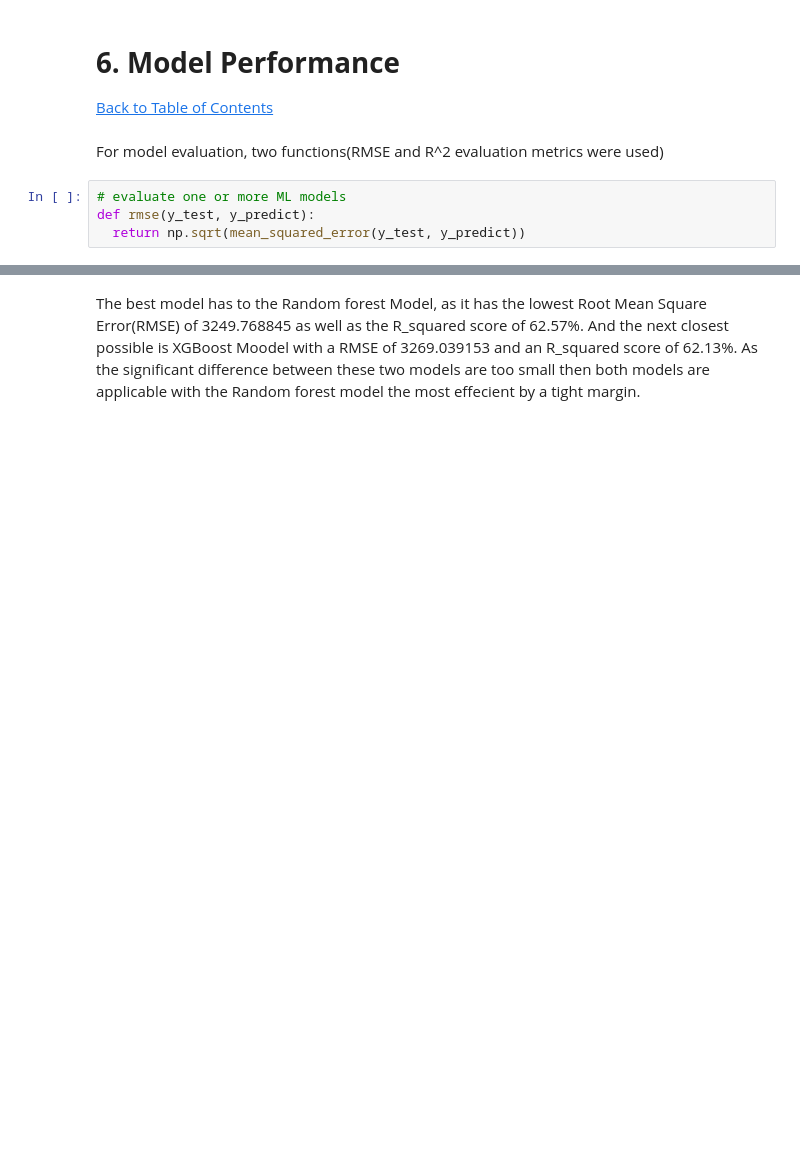
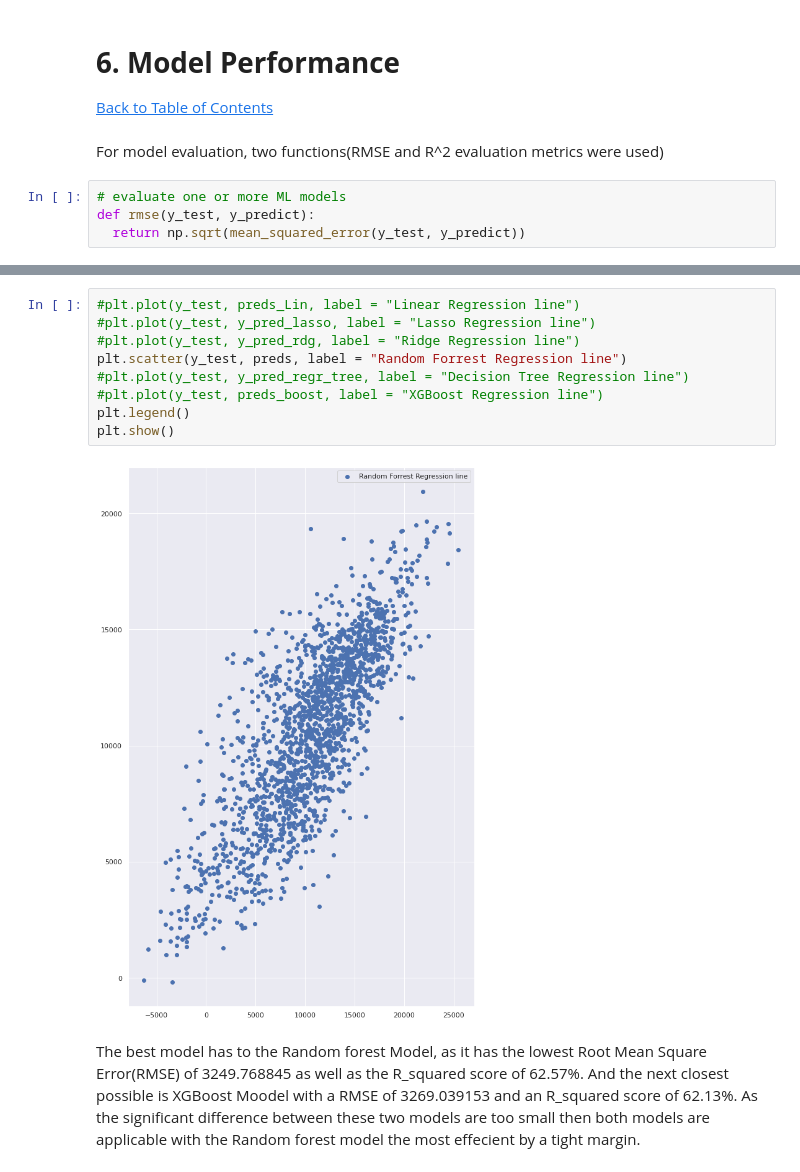
Before and after one commit to Explore-AI/load-shortfall-regression-predict-api, a Jupyter notebook: Group_13_Final_Notebook.ipynb, the cells around one changed output, grey strips where cells are left out. Drawn from its saved outputs; the diff is of its cells as text; blank space fills up the shorter version.

```diff
--- a/Group_13_Final_Notebook.ipynb
+++ b/Group_13_Final_Notebook.ipynb
@@ -595,5 +609,16 @@ RMSE_df
 |  | Linear Regression | Lasso Regression | Ridge Regression | Random Forrest Regression | Decision Tree Regression | ... |
 | 0 | 4963.839165 | 4965.085729 | 4964.633006 | 3249.768845 | 4899.067773 | ... |
 | 1 | 0.126935 | 0.126497 | 0.126656 | 0.625790 | 0.149571 | ... |
+# %%
+#plt.plot(y_test, preds_Lin, label = "Linear Regression line")
+#plt.plot(y_test, y_pred_lasso, label = "Lasso Regression line")
+#plt.plot(y_test, y_pred_rdg, label = "Ridge Regression line")
+plt.scatter(y_test, preds, label = "Random Forrest Regression line")
+#plt.plot(y_test, y_pred_regr_tree, label = "Decision Tree Regression line")
+#plt.plot(y_test, preds_boost, label = "XGBoost Regression line")
+plt.legend()
+plt.show()
+# %% [output]
+[figure, added]
 # %% [markdown]
 The best model has to the Random forest Model, as it has the lowest Root Mean Square Error(RMSE) of 3249.768845 as well as the R_squared score of 62.57%. And the next closest possible is XGBoost Moodel with a RMSE of 3269.039153 and an R_squared score of 62.13%. As the significant difference between these two models are too small then both models are applicable with the Random forest model the most effecient by a tight margin.
```
Also changed, not shown: parts of 12 cells of this notebook.
